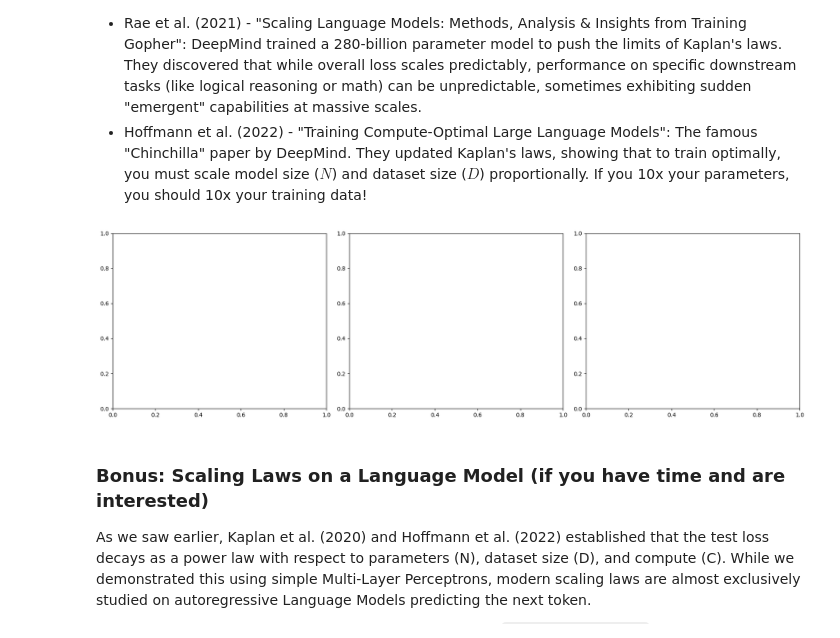
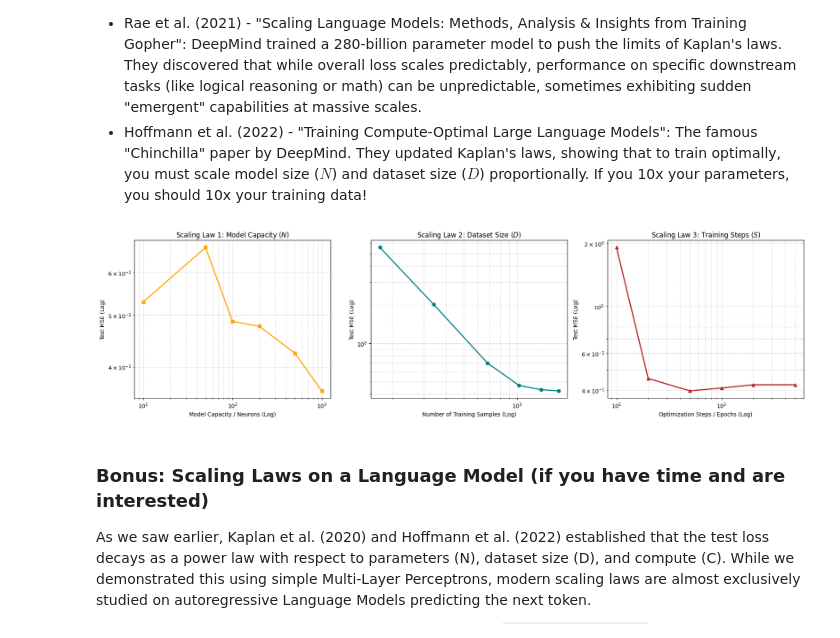
Before and after one commit to frekkoz3/Probabilistic-Machine-Learning, a Jupyter notebook: laboratories/2/02_errors_and_generalization.ipynb, the cells around one changed output. Cells and saved outputs as stored; diff of their text form; code cells hidden in the pictures.

```diff
--- a/laboratories/2/02_errors_and_generalization.ipynb
+++ b/laboratories/2/02_errors_and_generalization.ipynb
@@ -264,22 +263,24 @@ print("-" * 45)
 
 for name, mod_class, kwargs in architectures:
 
-    # TODO 1: Initialize the model using the provided class (mod_class)
+    # Initialize the model using the provided class (mod_class)
     # and unpack the dictionary of keyword arguments (**kwargs).
-    model = None
+    model = mod_class(**kwargs)
 
-    # TODO 2: If the model is an MLP (hint: check the 'name' string),
+    # If the model is an MLP (hint: check the 'name' string),
     # use model.set_params() to set 'early_stopping=True' and 'validation_fraction=0.1'.
     # This allows large networks to naturally halt before massively overfitting the noise.
+    if name.startswith('MLP') :
+        model.set_params(early_stopping=True)
+        model.set_params(validation_fraction=0.1)
 
+    # Fit the model on the training data (X_train, y_train)
+    model.fit(X_train, y_train)
 
-    # TODO 3: Fit the model on the training data (X_train, y_train)
-
-
-    # TODO 4: Calculate the Mean Squared Error (MSE) for both training and test sets.
+    # Calculate the Mean Squared Error (MSE) for both training and test sets.
     # Hint: Use the mean_squared_error() function from scikit-learn.
-    tr_err = None
-    te_err = None
+    tr_err = mean_squared_error(y_true=y_train, y_pred=model.predict(X_train))
+    te_err = mean_squared_error(y_true=y_test, y_pred=model.predict(X_test))
 
 
     # Append the results to our lists
@@ -460,16 +461,16 @@ widths = [10, 50, 100, 200, 500, 1000]
 width_test_errs = []
 
 for w in widths:
-    # TODO 1: Initialize the MLPRegressor to scale capacity.
+    # Initialize the MLPRegressor to scale capacity.
     # Set hidden_layer_sizes to (w,), fix max_iter to 500, and use random_state=42.
-    model_n = None
+    model_n = MLPRegressor(hidden_layer_sizes=(w,), max_iter=500, random_state=42)
 
-    # TODO 2: Fit the model on the full training data (X_train, y_train).
+    # Fit the model on the full training data (X_train, y_train).
+    model_n.fit(X_train, y_train)
 
-
-    # TODO 3: Calculate the mean_squared_error on the test set and append it to width_test_errs.
-    pass # Remove 'pass' once implemented
-
+    # Calculate the mean_squared_error on the test set and append it to width_test_errs.
+    te_err = mean_squared_error(y_true=y_test, y_pred=model_n.predict(X_test))
+    width_test_errs.append(te_err)
 
 # =====================================================================
 # Experiment 2: Scaling Dataset Size (Data D)
@@ -480,17 +481,18 @@ data_sizes = [int(f * len(X_train)) for f in data_fractions]
 data_test_errs = []
 
 for size in data_sizes:
-    # TODO 4: Initialize the MLPRegressor to act as our fixed over-parameterized model.
+    # Initialize the MLPRegressor to act as our fixed over-parameterized model.
     # Set hidden_layer_sizes to (500,), fix max_iter to 500, and use random_state=42.
-    model_d = None
+    model_d = MLPRegressor(hidden_layer_sizes=(500,), max_iter=500, random_state=42)
 
-    # TODO 5: Fit the model on a SLICE of the training data corresponding to 'size'.
-    # Hint: Use X_train[:size] and y_train[:size]
+    # Fit the model on a SLICE of the training data corresponding to 'size'.
+    model_d.fit(X_train[:size], y_train[:size])
 
 
-    # TODO 6: Calculate the mean_squared_error on the FULL test set (X_test, y_test)
+    # Calculate the mean_squared_error on the FULL test set (X_test, y_test)
     # and append it to data_test_errs.
-    pass # Remove 'pass' once implemented
+    te_err = mean_squared_error(y_true=y_test, y_pred=model_d.predict(X_test))
+    data_test_errs.append(te_err)
 
 
 # =====================================================================
@@ -501,17 +503,17 @@ steps = [10, 20, 50, 100, 200, 500]
 step_test_errs = []
 
 for s in steps:
-    # TODO 7: Initialize the MLPRegressor to scale training steps.
+    # Initialize the MLPRegressor to scale training steps.
     # Set hidden_layer_sizes to (500,), but this time set max_iter to 's'.
     # Use random_state=42.
-    model_s = None
+    model_s = MLPRegressor(hidden_layer_sizes=(500,), max_iter=s, random_state=42)
 
-    # TODO 8: Fit the model on the full training data (X_train, y_train).
+    # Fit the model on the full training data (X_train, y_train).
+    model_s.fit(X_train, y_train)
 
-
-    # TODO 9: Calculate the mean_squared_error on the test set and append it to step_test_errs.
-    pass # Remove 'pass' once implemented
-
+    # Calculate the mean_squared_error on the test set and append it to step_test_errs.
+    te_err = mean_squared_error(y_true=y_test, y_pred=model_s.predict(X_test))
+    step_test_errs.append(te_err)
 
 # ---------------------------------------------------------------------
 # Plotting logic (Do not modify)
@@ -519,34 +521,34 @@ for s in steps:
 if len(width_test_errs) == len(widths):
     ax1.plot(widths, width_test_errs, 's-', color='orange', linewidth=2)
     ax1.set_xscale('log')
     ax1.set_yscale('log')
     ax1.set_title('Scaling Law 1: Model Capacity ($N$)')
     ax1.set_xlabel('Model Capacity / Neurons (Log)')
     ax1.set_ylabel('Test MSE (Log)')
     ax1.grid(True, which="both", ls="--", alpha=0.5)
 
 if len(data_test_errs) == len(data_sizes):
     ax2.plot(data_sizes, data_test_errs, 'o-', color='teal', linewidth=2)
     ax2.set_xscale('log')
     ax2.set_yscale('log')
     ax2.set_title('Scaling Law 2: Dataset Size ($D$)')
     ax2.set_xlabel('Number of Training Samples (Log)')
     ax2.set_ylabel('Test MSE (Log)')
     ax2.grid(True, which="both", ls="--", alpha=0.5)
 
 if len(step_test_errs) == len(steps):
     ax3.plot(steps, step_test_errs, '^-', color='firebrick', linewidth=2)
     ax3.set_xscale('log')
     ax3.set_yscale('log')
     ax3.set_title('Scaling Law 3: Training Steps ($S$)')
     ax3.set_xlabel('Optimization Steps / Epochs (Log)')
     ax3.set_ylabel('Test MSE (Log)')
     ax3.grid(True, which="both", ls="--", alpha=0.5)
 
 plt.tight_layout()
 plt.show()
 # %% [output]
-[figure, old version]
+[figure, new version]
 # %% [markdown]
 ### Bonus: Scaling Laws on a Language Model (if you have time and are interested)
 
```
Also changed, not shown: parts of 8 cells of this notebook.
